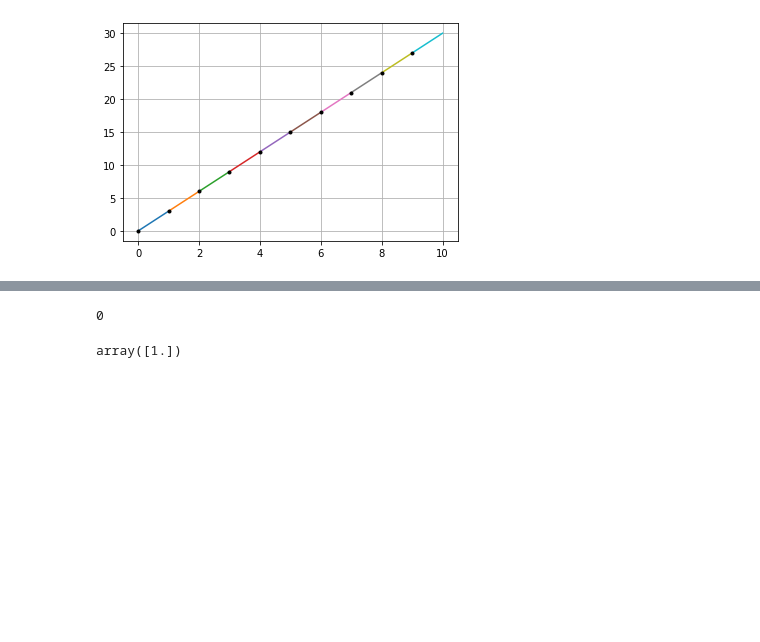
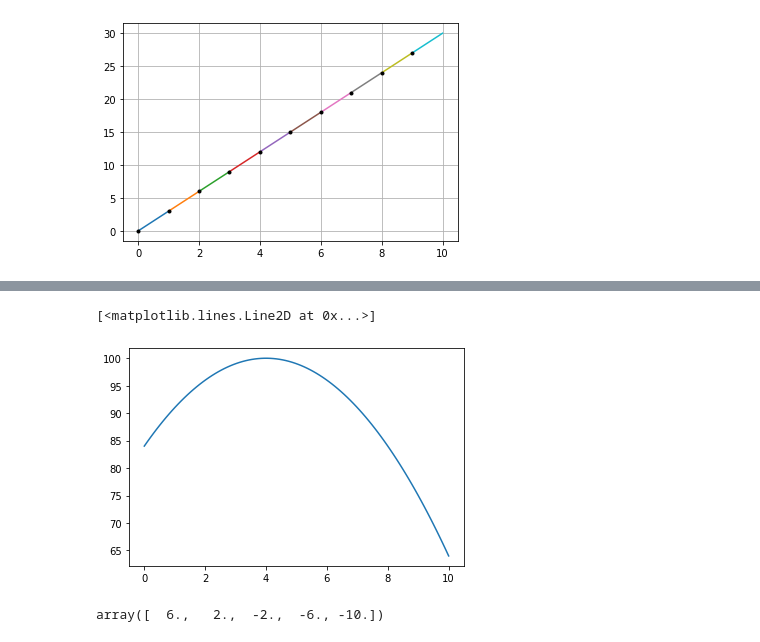
Before and after one commit to restrepo/Calculus, a Jupyter notebook: Differential_Calculus.ipynb, the cells around one changed output, grey strips where cells are left out. Drawn from its saved outputs; the diff is of its cells as text; code cells hidden in the pictures; blank space fills up the shorter version.

```diff
--- a/Differential_Calculus.ipynb
+++ b/Differential_Calculus.ipynb
@@ -95,10 +83,17 @@ range(0, 10)
-# %%
-Δx.argmin()
-Δx.argmax()
-# %% [output]
-0
-# %%
-i=9
-Δx[i:i+2]
-# %% [output]
-array([1.])
+# %%
+x100=np.linspace(0,10,100)
+def y(x):
+    return -(x-4)**2+100
+# %%
+plt.plot(x100,y(x100))
+# %% [output]
+[<matplotlib.lines.Line2D at 0x...>]
+[figure, added]
+# %%
+x=np.linspace(0,10,6)
+Δx=x[1:]-x[:-1]
+Δy=y(x[1:])-y(x[:-1])
+m=Δy/Δx
+m.round(1)
+# %% [output]
+array([  6.,   2.,  -2.,  -6., -10.])
```
Also changed, not shown: parts of 5 cells of this notebook.
